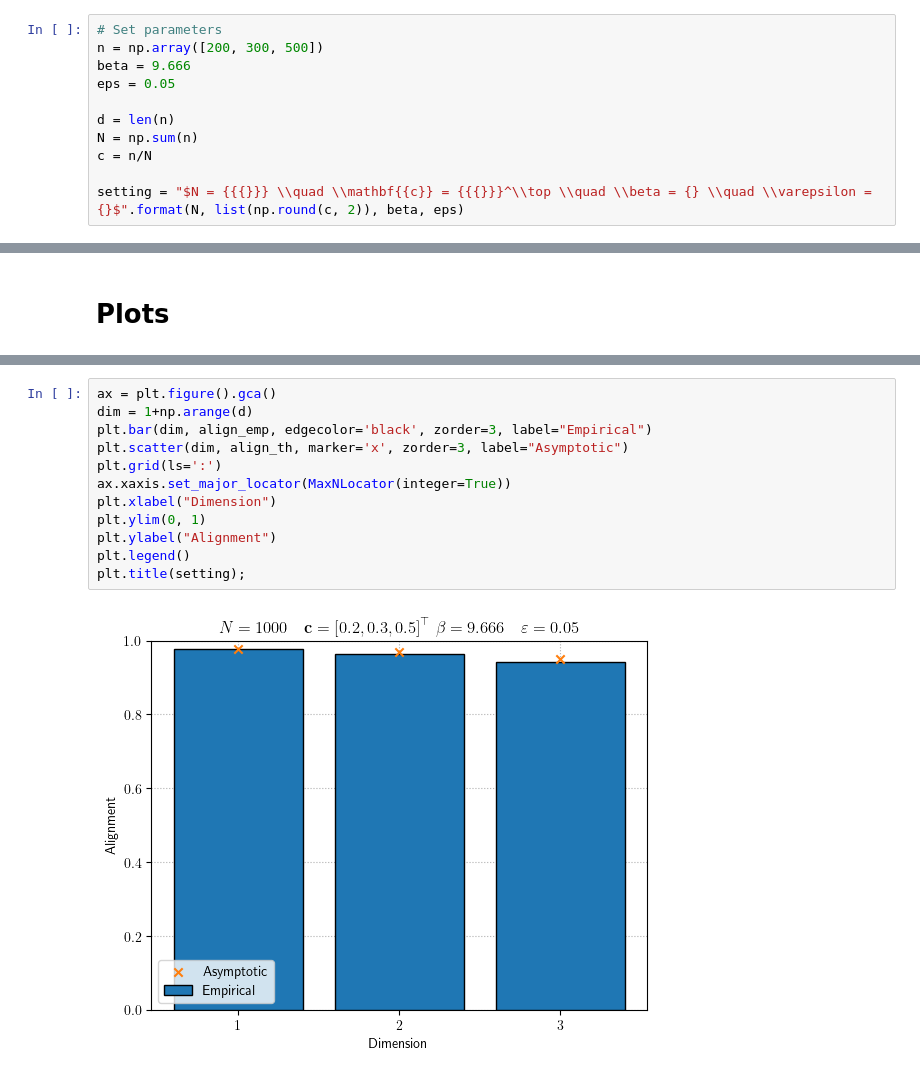
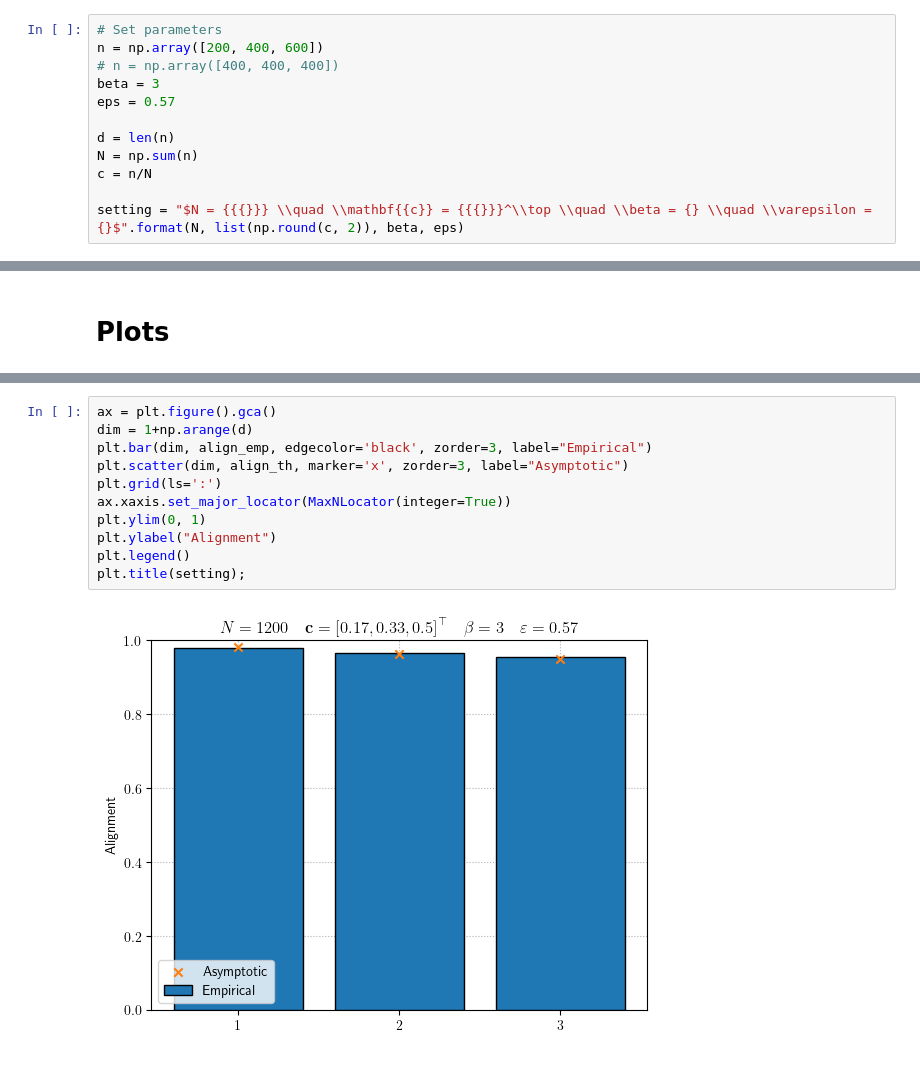
Before and after one commit to HugoLebeau/tensor_rank1approx, a Jupyter notebook: main.ipynb, the cells around one changed output, grey strips where cells are left out. Saved outputs shown, nothing was run; the diff lists cells and outputs as text.

Commit message:
better code + plots

```diff
--- a/main.ipynb
+++ b/main.ipynb
@@ -18,9 +18,10 @@ $$
 $$
 # %%
 # Set parameters
-n = np.array([200, 300, 500])
-beta = 9.666
-eps = 0.05
+n = np.array([200, 400, 600])
+# n = np.array([400, 400, 400])
+beta = 3
+eps = 0.57
 
 d = len(n)
 N = np.sum(n)
@@ -76,14 +85,13 @@ plt.title(setting);
 # %%
 ax = plt.figure().gca()
 dim = 1+np.arange(d)
 plt.bar(dim, align_emp, edgecolor='black', zorder=3, label="Empirical")
 plt.scatter(dim, align_th, marker='x', zorder=3, label="Asymptotic")
 plt.grid(ls=':')
 ax.xaxis.set_major_locator(MaxNLocator(integer=True))
-plt.xlabel("Dimension")
 plt.ylim(0, 1)
 plt.ylabel("Alignment")
 plt.legend()
 plt.title(setting);
 # %% [output]
-[figure, old version]
+[figure, new version]
```
Also changed, not shown: parts of 3 cells of this notebook.
